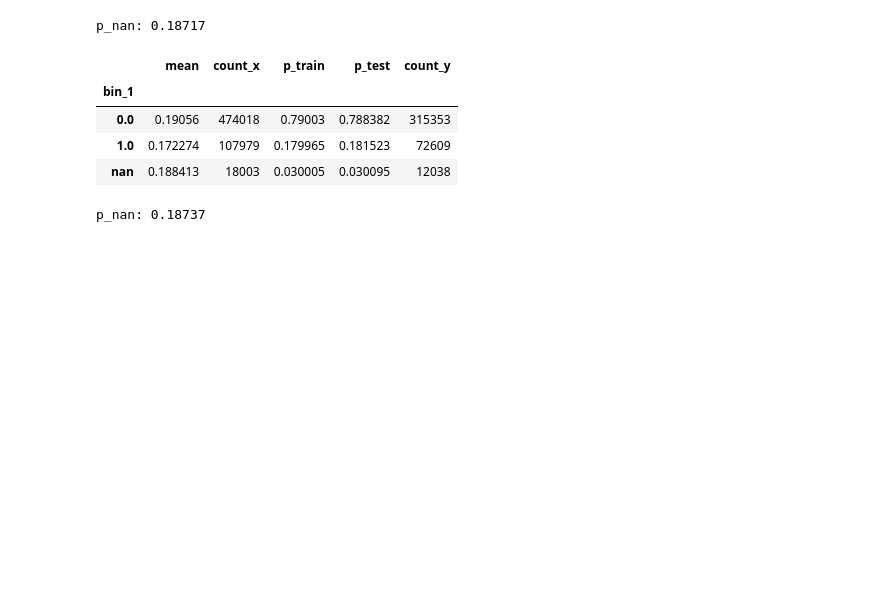
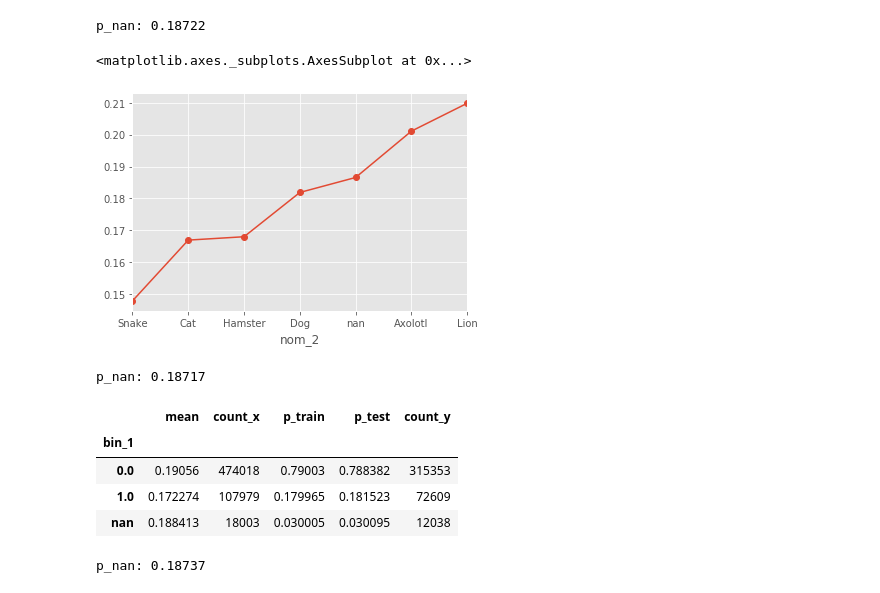
Before and after one commit to viktorsapozhok/cafeen, a Jupyter notebook: notebooks/6_imputer.ipynb, the cells around one changed output. Saved outputs shown, nothing was run; the diff lists cells and outputs as text; code cells hidden in the pictures; blank space fills up the shorter version.

```diff
--- a/notebooks/6_imputer.ipynb
+++ b/notebooks/6_imputer.ipynb
@@ -47,3 +51,9 @@ p_nan: 0.18717
+# %%
+_df['mean'].sort_values().plot(marker='o')
+# %% [output]
+p_nan: 0.18722
+<matplotlib.axes._subplots.AxesSubplot at 0x...>
+[figure, added]
 # %%
 _df, p_nan = show_feature(df, features[1])
 print(f'p_nan: {p_nan:.5f}')
```
Also changed, not shown: parts of 8 cells of this notebook, 3 other files.
